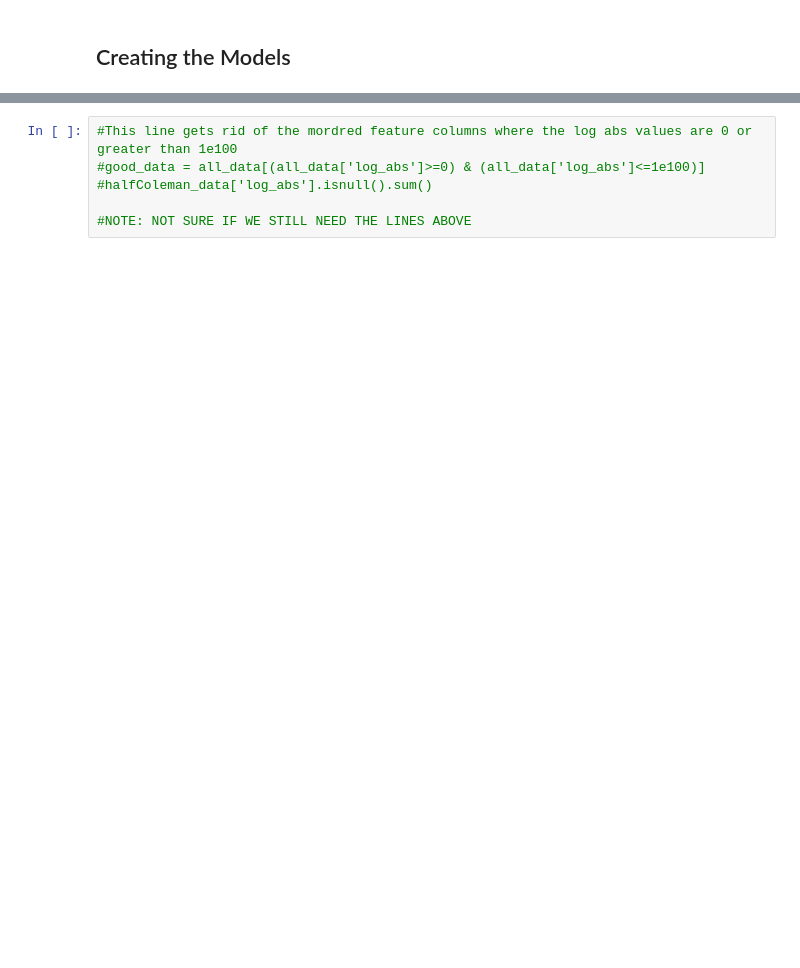
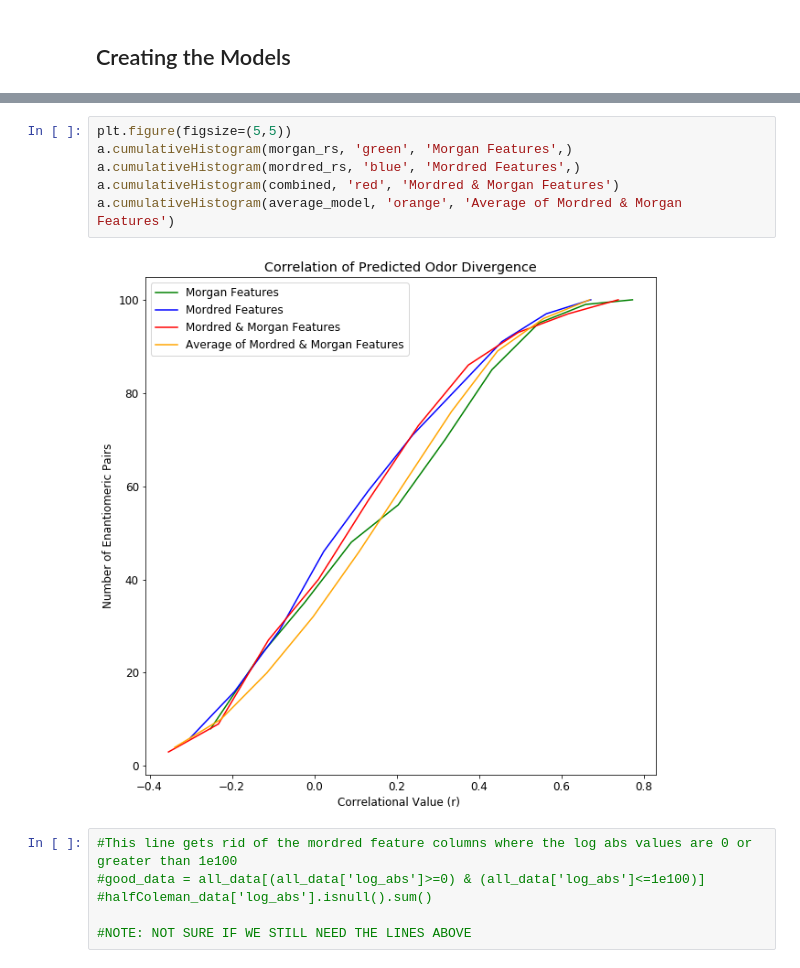
Before and after one commit to rgerkin/enantiomerlist, a Jupyter notebook: OdorantModel.ipynb, the cells around one changed output, grey strips where cells are left out. Drawn from its saved outputs; the diff is of its cells as text; blank space fills up the shorter version.

```diff
--- a/OdorantModel.ipynb
+++ b/OdorantModel.ipynb
@@ -197,3 +260,11 @@ plt.plot()
+# %%
+plt.figure(figsize=(5,5))
+a.cumulativeHistogram(morgan_rs, 'green', 'Morgan Features',)
+a.cumulativeHistogram(mordred_rs, 'blue', 'Mordred Features',)
+a.cumulativeHistogram(combined, 'red', 'Mordred & Morgan Features')
+a.cumulativeHistogram(average_model, 'orange', 'Average of Mordred & Morgan Features')
+# %% [output]
+[figure, added]
 # %%
 #This line gets rid of the mordred feature columns where the log abs values are 0 or greater than 1e100
 #good_data = all_data[(all_data['log_abs']>=0) & (all_data['log_abs']<=1e100)]
```
Also changed, not shown: parts of 15 cells of this notebook, 1 other file.
